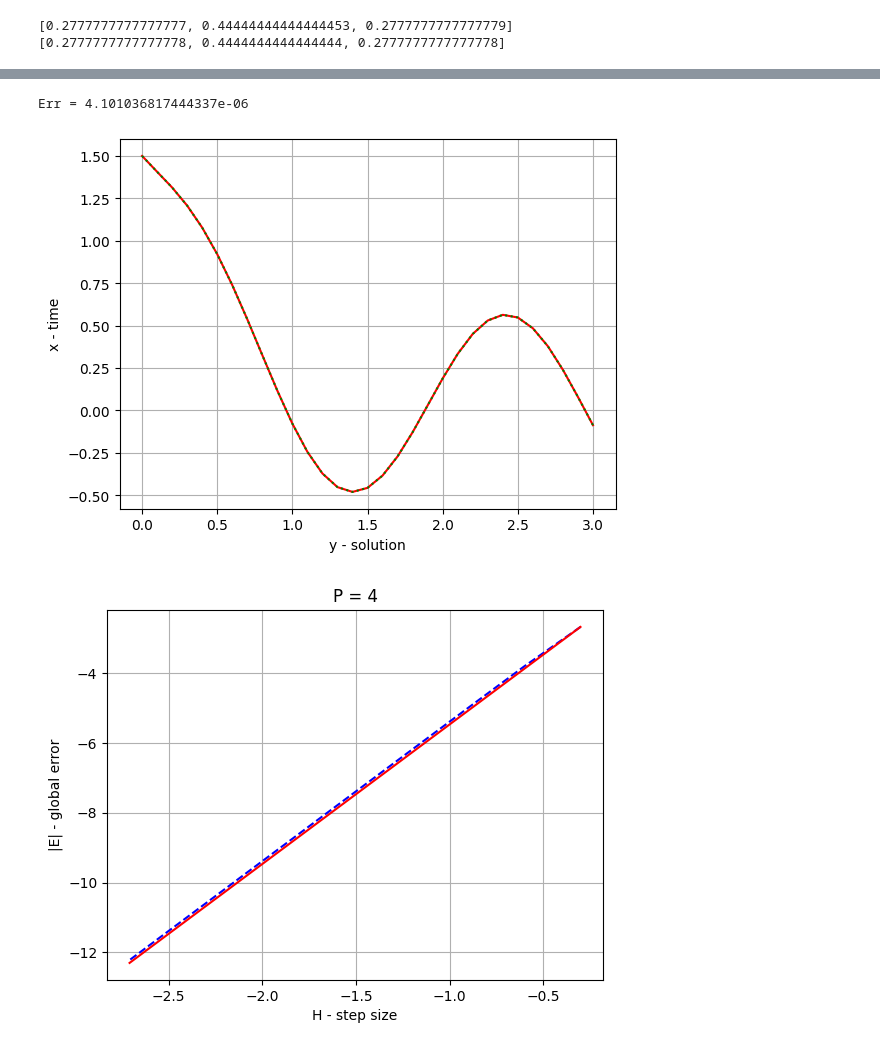
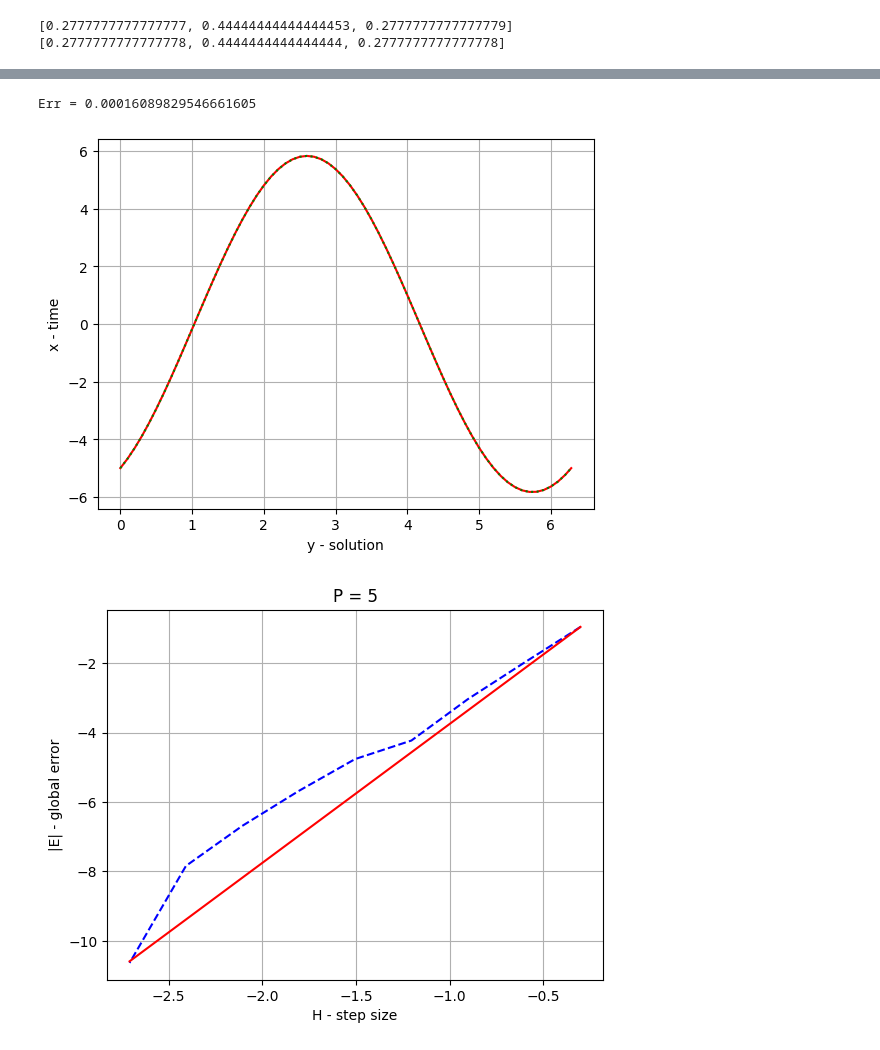
Before and after one commit to LilTenImat/colloss, a Jupyter notebook: colloss2.ipynb, the cells around one changed output, grey strips where cells are left out. Drawn from its saved outputs; the diff is of its cells as text; code cells hidden in the pictures.

```diff
--- a/colloss2.ipynb
+++ b/colloss2.ipynb
@@ -152,9 +152,12 @@ def getGraph(method, problem, h, customX=None):
 
     print(f'Err = {abs(y[-1] - trueSolDelay[-1])}')
 # %%
-def getGraph2Pow(method, problem, p=3, endPower=10, Q=2):
+from tabulate import tabulate
+
+def getGraph2Pow(method, problem, p=3, endPower=10, Q=2, _P = 3):
     N = []
     H = []
+
     for k in range(1, endPower):
         h = 1 / (Q ** k)
         H.append(np.log10(h))
@@ -164,8 +167,9 @@ def getGraph2Pow(method, problem, p=3, endPower=10, Q=2):
 
     y = N[0]+p*(H-H[0])
 
+
     _, ax = plt.subplots()
-    ax.set_title(f'P = {p}')
+    ax.set_title(f'P = {_P}')
     ax.set_xlabel('H - step size')
     ax.set_ylabel('|E| - global error')
     ax.plot(H, N, color='b', linestyle='--')
@@ -388,11 +407,11 @@ Err = 0.00014831649513158407
 [figure]
 # %%
-getGraph(GAUSS2_implicit, problem4, 0.1)
-getGraph2Pow(GAUSS2_implicit, problem4, p = 4)
+getGraph(GAUSS2_implicit, problem3, 0.1)
+getGraph2Pow(GAUSS3_implicit, problem3, p = 4, _P=5 )
 # %% [output]
-Err = 4.101036817444337e-06
+Err = 0.00016089829546661605
-[figure, old version]
+[figure, new version]
-[figure, old version]
+[figure, new version]
 # %%
 A = [
     [0, 0],
```
Also changed, not shown: parts of 9 cells of this notebook, 4 other files.
